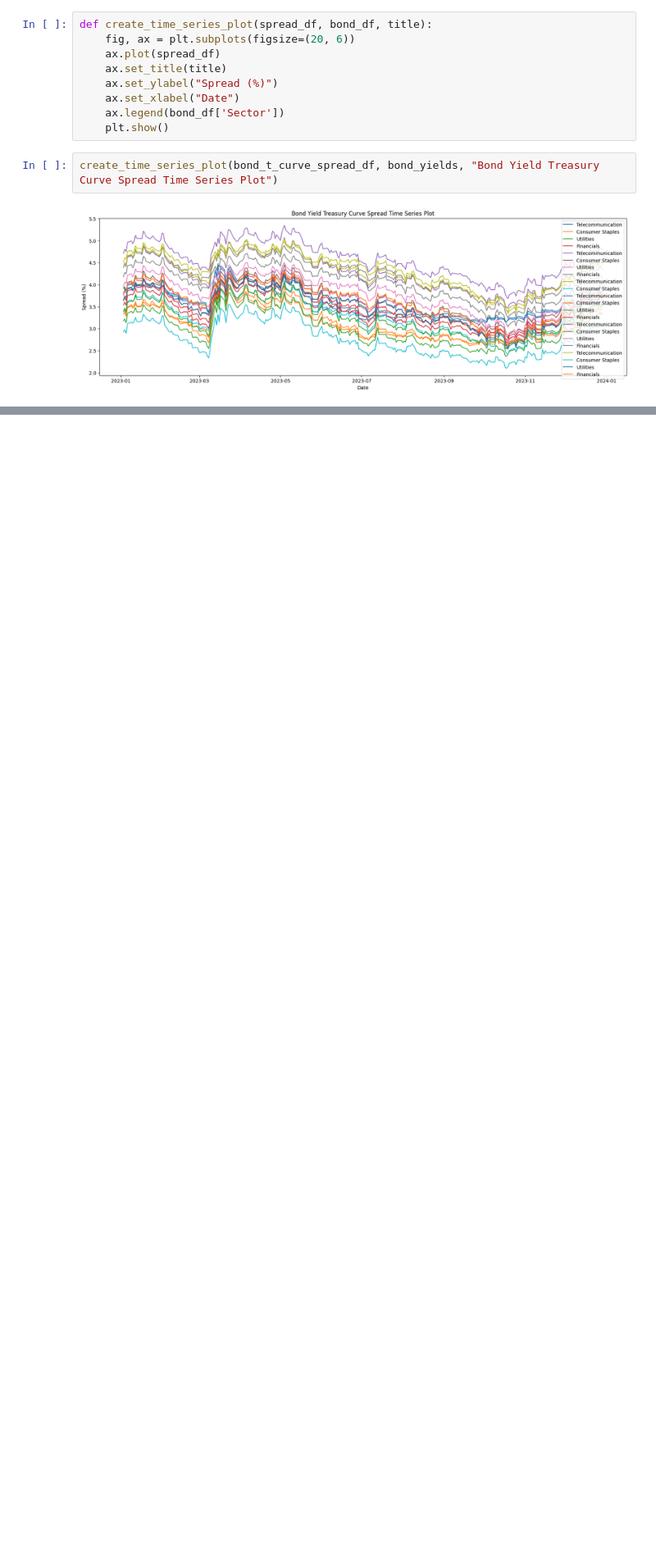
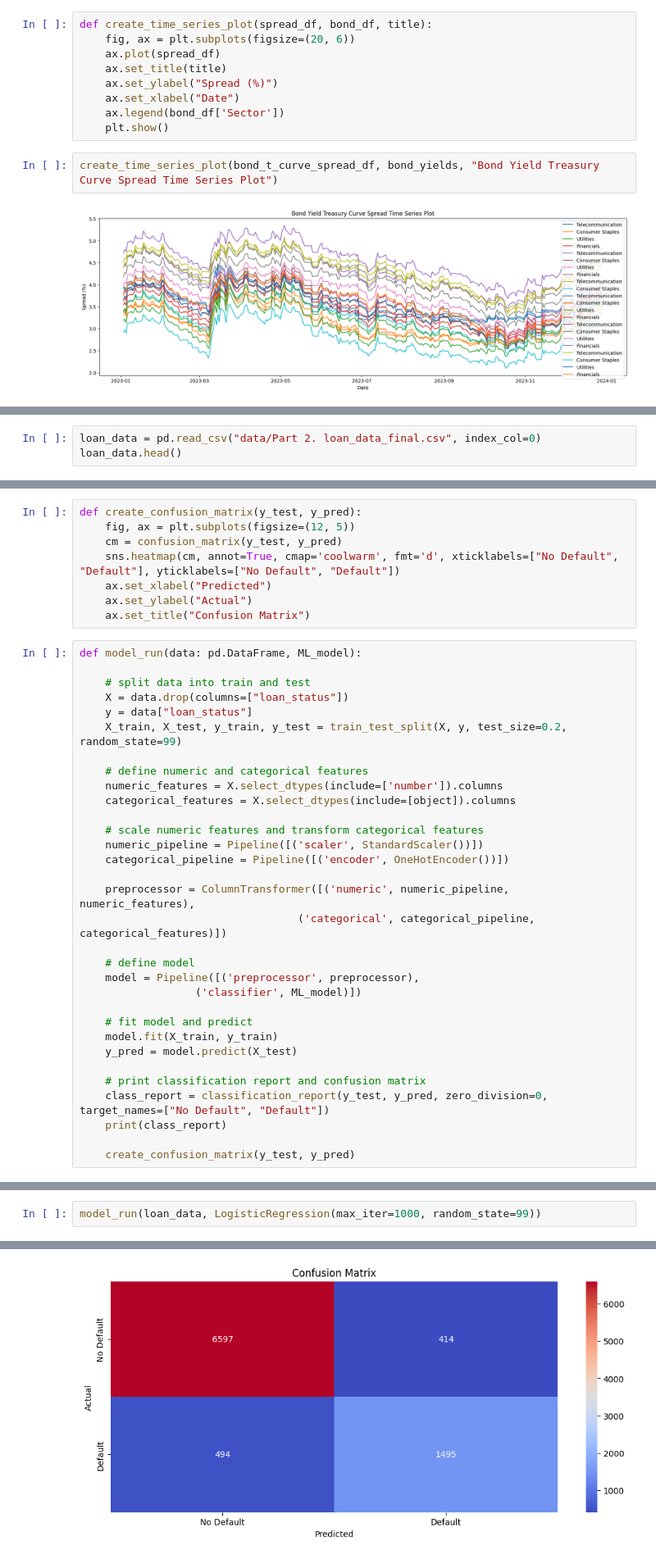
Before and after one commit to apopat9/Code-Assessment, a Jupyter notebook: Coding-Assess-main/oaktree_assesment.ipynb, the cells around one changed output, grey strips where cells are left out. Shown at 82% size. Cells and saved outputs as stored; diff of their text form; blank space fills up the shorter version.

Commit message:
finishing part 2

```diff
--- a/Coding-Assess-main/oaktree_assesment.ipynb
+++ b/Coding-Assess-main/oaktree_assesment.ipynb
@@ -189,0 +207,3 @@ create_time_series_plot(bond_t_curve_spread_df, bond_yields, "Bond Yield Treasur
+# %%
+loan_data = pd.read_csv("data/Part 2. loan_data_final.csv", index_col=0)
+loan_data.head()
@@ -189,0 +224,40 @@ create_time_series_plot(bond_t_curve_spread_df, bond_yields, "Bond Yield Treasur
+# %%
+def create_confusion_matrix(y_test, y_pred):
+    fig, ax = plt.subplots(figsize=(12, 5))
+    cm = confusion_matrix(y_test, y_pred)
+    sns.heatmap(cm, annot=True, cmap='coolwarm', fmt='d', xticklabels=["No Default", "Default"], yticklabels=["No Default", "Default"])
+    ax.set_xlabel("Predicted")
+    ax.set_ylabel("Actual")
+    ax.set_title("Confusion Matrix")
+# %%
+def model_run(data: pd.DataFrame, ML_model):
+
+    # split data into train and test
+    X = data.drop(columns=["loan_status"])
+    y = data["loan_status"]
+    X_train, X_test, y_train, y_test = train_test_split(X, y, test_size=0.2, random_state=99)
+
+    # define numeric and categorical features
+    numeric_features = X.select_dtypes(include=['number']).columns
+    categorical_features = X.select_dtypes(include=[object]).columns
+
+    # scale numeric features and transform categorical features
+    numeric_pipeline = Pipeline([('scaler', StandardScaler())])
+    categorical_pipeline = Pipeline([('encoder', OneHotEncoder())])
+
+    preprocessor = ColumnTransformer([('numeric', numeric_pipeline, numeric_features),
+                                  ('categorical', categorical_pipeline, categorical_features)])
+
+    # define model
+    model = Pipeline([('preprocessor', preprocessor),
+                  ('classifier', ML_model)])
+
+    # fit model and predict
+    model.fit(X_train, y_train)
+    y_pred = model.predict(X_test)
+
+    # print classification report and confusion matrix
+    class_report = classification_report(y_test, y_pred, zero_division=0, target_names=["No Default", "Default"])
+    print(class_report)
+
+    create_confusion_matrix(y_test, y_pred)
@@ -189,0 +266,3 @@ create_time_series_plot(bond_t_curve_spread_df, bond_yields, "Bond Yield Treasur
+# %%
+model_run(loan_data, LogisticRegression(max_iter=1000, random_state=99))
+# %% [output]
@@ -189,0 +277 @@ create_time_series_plot(bond_t_curve_spread_df, bond_yields, "Bond Yield Treasur
+[figure, added]
```
Also changed, not shown: parts of 18 cells of this notebook.
